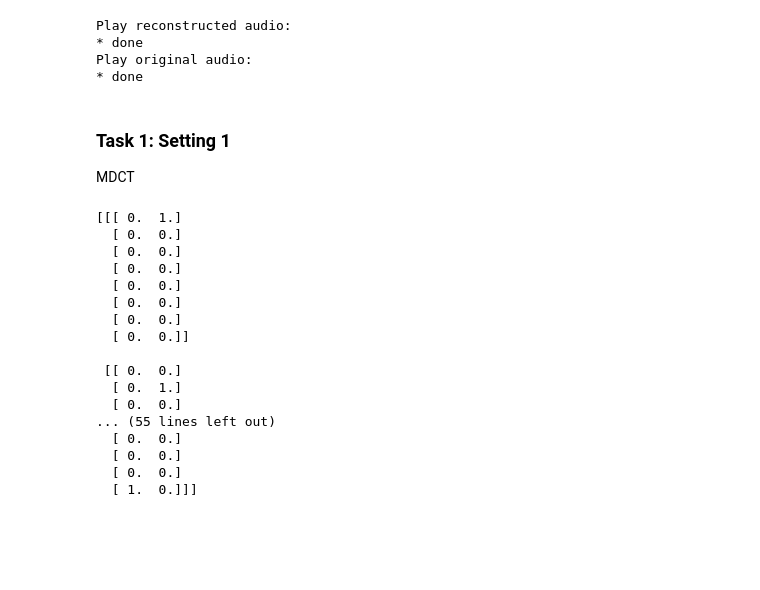
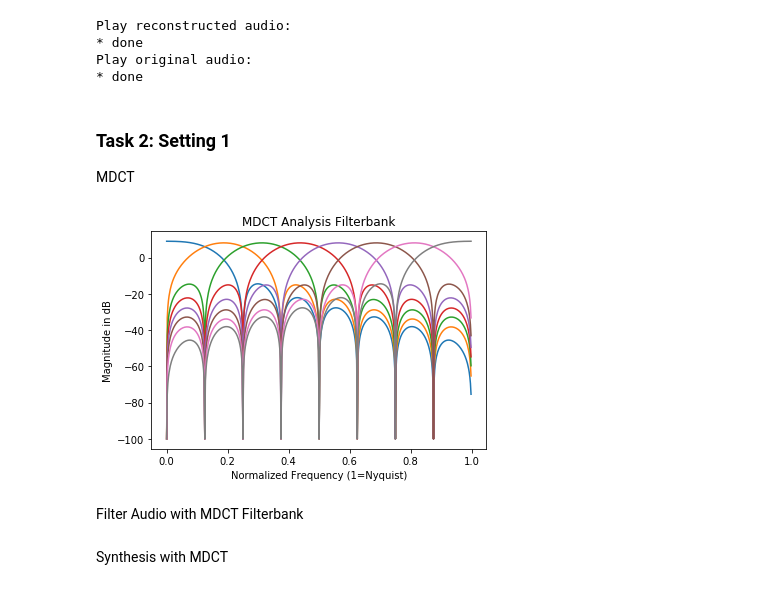
Before and after one commit to jole6826/MRSP, a Jupyter notebook: MRSP_sem5.ipynb, the cells around one changed output. Drawn from its saved outputs; the diff is of its cells as text; code cells hidden in the pictures; blank space fills up the shorter version.

Commit message:
Task 2 und Task3
Müsste jetzt eigentlich alles klappen.

```diff
--- a/MRSP_sem5.ipynb
+++ b/MRSP_sem5.ipynb
@@ -183,7 +183,7 @@ wav.write('Setting2_recon.wav', fs, recon)
 savebands = downsampledBands[:nSubbandsRemaining]
 pickle.dump(savebands, open( "setting2.bin", "wb" ))
 # %% [markdown]
-### Task 1: Setting 1
+### Task 2: Setting 1
 
 MDCT
 # %%
@@ -225,22 +274,29 @@ Dp = np.zeros((nSubbands,nSubbands,2))
 Dp[:,:,0] = np.diag(np.hstack((np.zeros(N_2), np.ones(N_2)))) #z^0
 Dp[:,:,1] = np.diag(np.hstack((np.ones(N_2), np.zeros(N_2)))) #z^-1
 
-print(Dp)
+Faz=polmatmult(Fa,Dp)
+T_tensor = np.zeros((nSubbands, nSubbands, 1))
+T_tensor[:, :, 0] = T
+
+
+# H is tensor: H[:,:,0] has the impulse response samples from 0 to nSubbands-1, H[:,:,1] has the impulse response samples
+# from nSubbands to nSubbands*2-1 ==> in total the IRs have length 2*nSubbands
+H_MDCT = polmatmult(Faz, T_tensor)
-# %% [output]
-[[[ 0.  1.]
-  [ 0.  0.]
-  [ 0.  0.]
-  [ 0.  0.]
-  [ 0.  0.]
-  [ 0.  0.]
-  [ 0.  0.]
-  [ 0.  0.]]
-
- [[ 0.  0.]
-  [ 0.  1.]
-  [ 0.  0.]
-... (55 lines left out)
-  [ 0.  0.]
-  [ 0.  0.]
-  [ 0.  0.]
-  [ 1.  0.]]]
+# %%
+# extract IRs from H for plotting
+IR_MDCT = np.vstack((H_MDCT[:,:,1], H_MDCT[:,:,0]))
+
+fb_MDCT = []
+# build up MDCT filterbank
+[fb_MDCT.append(np.flipud(IR_MDCT[:, column])) for column in np.arange(0,nSubbands)]
+
+for h in fb_MDCT:
+    W,H = sig.freqz(h)
+    plt.plot(W/(np.pi),20*np.log10(np.abs(H+10e-6)))
+    plt.title('MDCT Analysis Filterbank')
+    plt.xlabel('Normalized Frequency (1=Nyquist)')
+    plt.ylabel('Magnitude in dB')
+# %% [output]
+[figure, added]
+# %% [markdown]
+Filter Audio with MDCT Filterbank
@@ -246,0 +309,2 @@ print(Dp)
+# %% [markdown]
+Synthesis with MDCT
```
Also changed, not shown: parts of 13 cells of this notebook.
